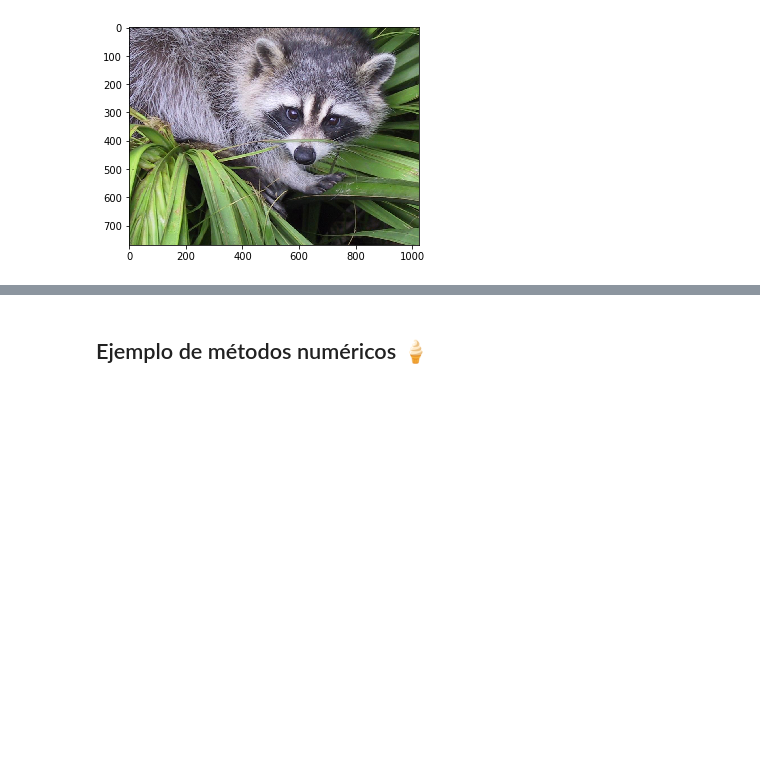
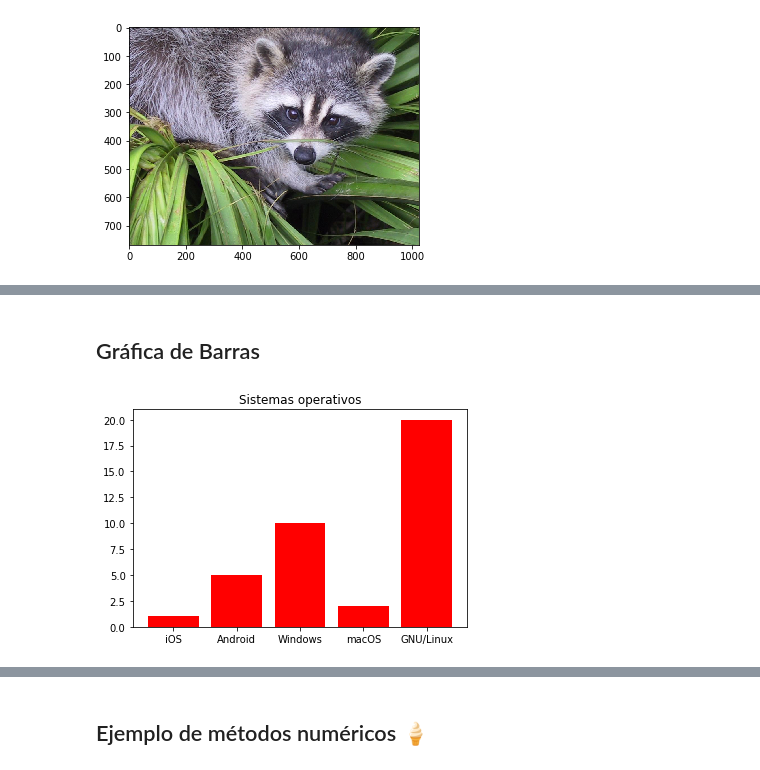
Before and after one commit to SamArtGS/Curso-Python, a Jupyter notebook: Teoría/Avanzado/El lenguaje de programación Python - Avanzado.ipynb, the cells around one changed output, grey strips where cells are left out. Cells and saved outputs as stored; diff of their text form; code cells hidden in the pictures; blank space fills up the shorter version.

```diff
--- a/Teoría/Avanzado/El lenguaje de programación Python - Avanzado.ipynb
+++ b/Teoría/Avanzado/El lenguaje de programación Python - Avanzado.ipynb
@@ -636,0 +648,8 @@ plt.show()
+# %% [markdown]
+## Gráfica de Barras
+# %%
+plt.bar(SO_Nombre, SO_Cantidad, color='red', linewidth='4')
+plt.title('Sistemas operativos')
+plt.show()
+# %% [output]
+[figure, added]
```
Also changed, not shown: parts of 32 cells of this notebook.
